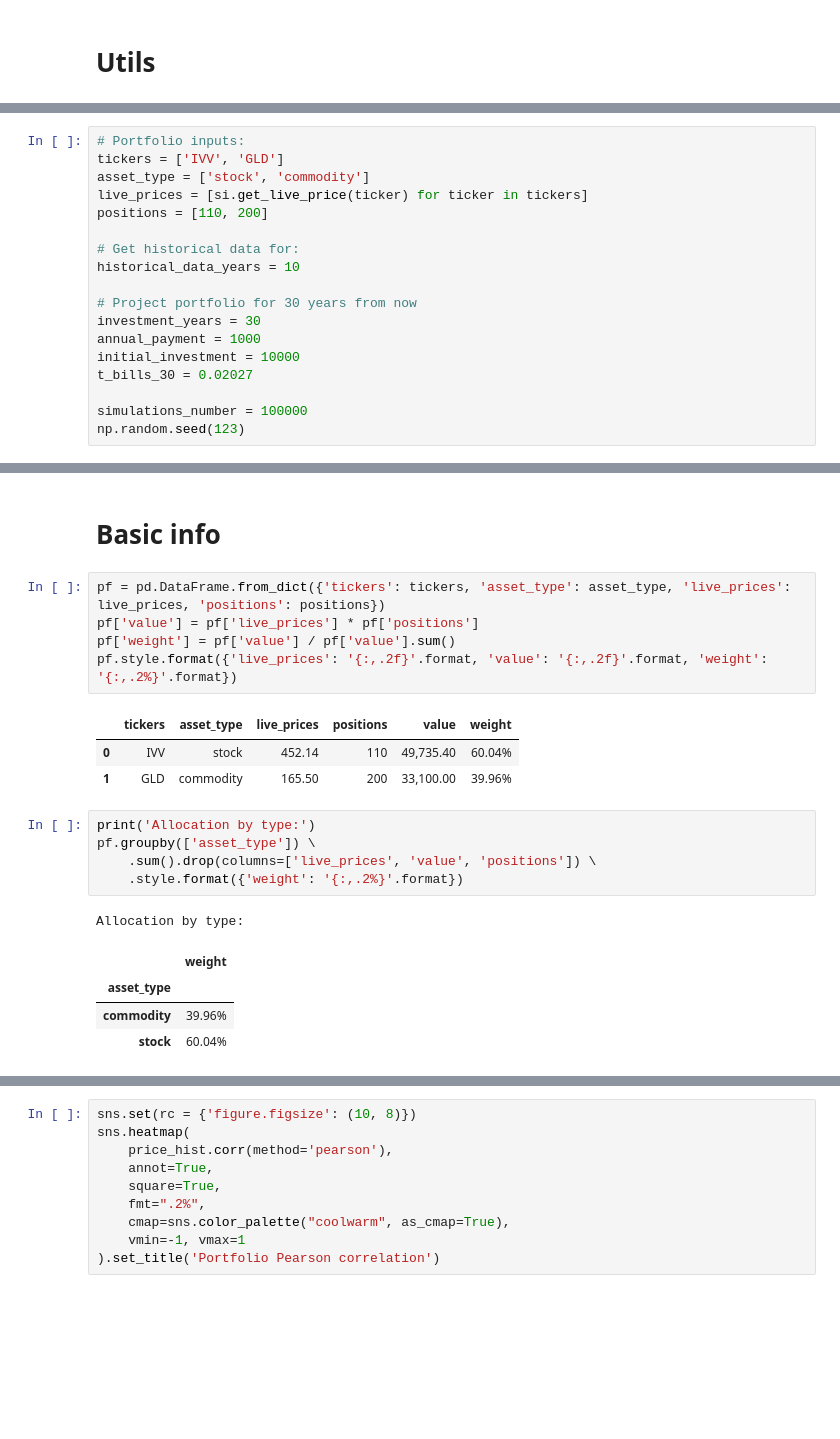
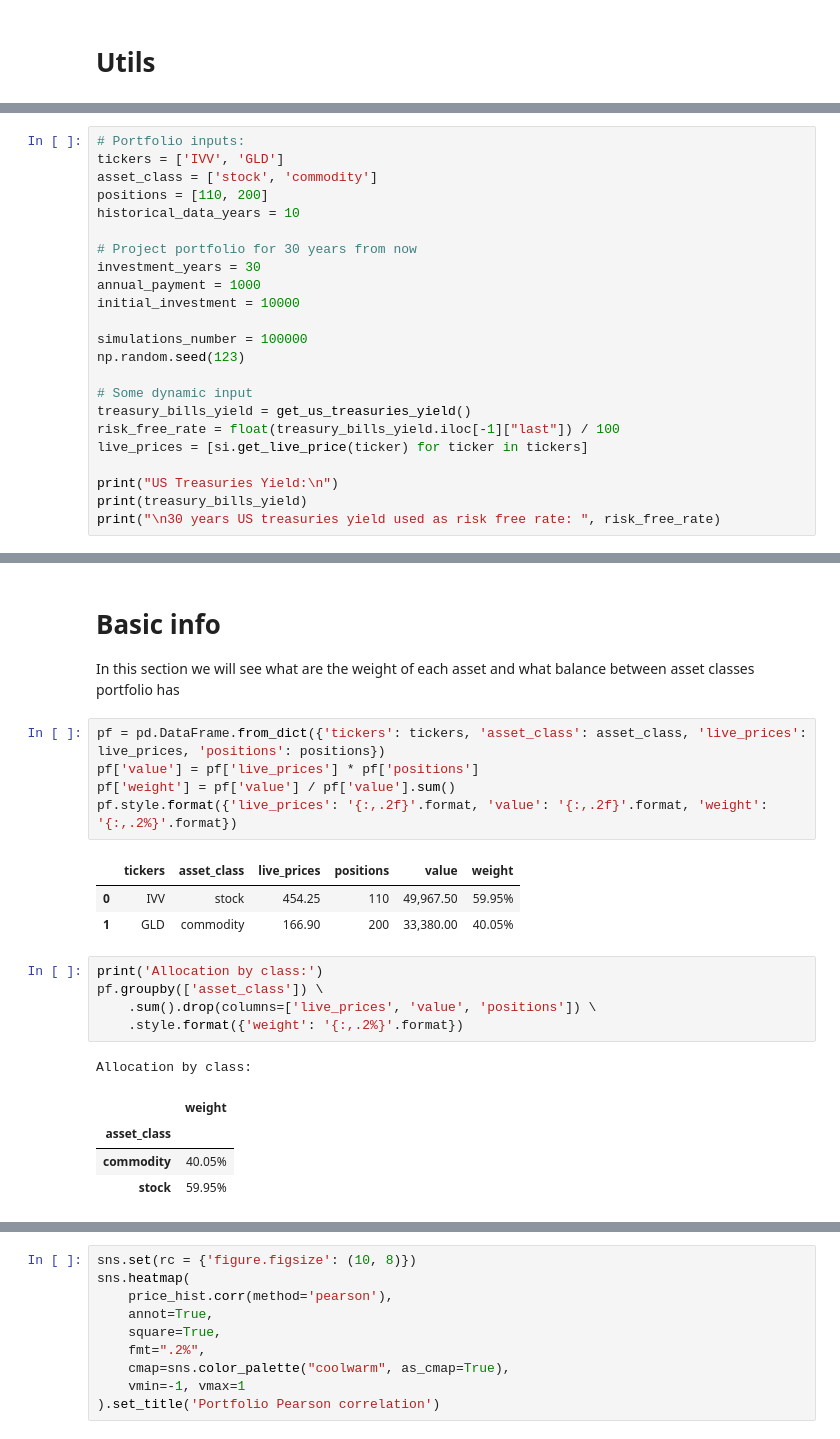
Before and after one commit to IvanProdaiko94/portfolio_analytics, a Jupyter notebook: Porfolio.ipynb, the cells around one changed output, grey strips where cells are left out. Saved outputs shown, nothing was run; the diff lists cells and outputs as text; blank space fills up the shorter version.

```diff
--- a/Porfolio.ipynb
+++ b/Porfolio.ipynb
@@ -104,18 +150,23 @@ def get_best_portfolio_optimized(tickers, cov_matrix, annual_returns, fn, method
 # %%
 # Portfolio inputs:
 tickers = ['IVV', 'GLD']
-asset_type = ['stock', 'commodity']
-live_prices = [si.get_live_price(ticker) for ticker in tickers]
+asset_class = ['stock', 'commodity']
 positions = [110, 200]
-
-# Get historical data for:
 historical_data_years = 10
 
 # Project portfolio for 30 years from now
 investment_years = 30
 annual_payment = 1000
 initial_investment = 10000
-t_bills_30 = 0.02027
 
 simulations_number = 100000
 np.random.seed(123)
+
+# Some dynamic input
+treasury_bills_yield = get_us_treasuries_yield()
+risk_free_rate = float(treasury_bills_yield.iloc[-1]["last"]) / 100
+live_prices = [si.get_live_price(ticker) for ticker in tickers]
+
+print("US Treasuries Yield:\n")
+print(treasury_bills_yield)
+print("\n30 years US treasuries yield used as risk free rate: ", risk_free_rate)
@@ -122,24 +190,26 @@ np.random.seed(123)
 # %% [markdown]
 # Basic info
+
+In this section we will see what are the weight of each asset and what balance between asset classes portfolio has
 # %%
-pf = pd.DataFrame.from_dict({'tickers': tickers, 'asset_type': asset_type, 'live_prices': live_prices, 'positions': positions})
+pf = pd.DataFrame.from_dict({'tickers': tickers, 'asset_class': asset_class, 'live_prices': live_prices, 'positions': positions})
 pf['value'] = pf['live_prices'] * pf['positions']
 pf['weight'] = pf['value'] / pf['value'].sum()
 pf.style.format({'live_prices': '{:,.2f}'.format, 'value': '{:,.2f}'.format, 'weight': '{:,.2%}'.format})
 # %% [output]
-|  | tickers | asset_type | live_prices | positions | value | weight |
-| 0 | IVV | stock | 452.14 | 110 | 49,735.40 | 60.04% |
-| 1 | GLD | commodity | 165.50 | 200 | 33,100.00 | 39.96% |
+|  | tickers | asset_class | live_prices | positions | value | weight |
+| 0 | IVV | stock | 454.25 | 110 | 49,967.50 | 59.95% |
+| 1 | GLD | commodity | 166.90 | 200 | 33,380.00 | 40.05% |
 # %%
-print('Allocation by type:')
-pf.groupby(['asset_type']) \
+print('Allocation by class:')
+pf.groupby(['asset_class']) \
     .sum().drop(columns=['live_prices', 'value', 'positions']) \
     .style.format({'weight': '{:,.2%}'.format})
 # %% [output]
-Allocation by type:
+Allocation by class:
 |  | weight |
-| asset_type |  |
-| commodity | 39.96% |
-| stock | 60.04% |
+| asset_class |  |
+| commodity | 40.05% |
+| stock | 59.95% |
 # %% [markdown]
 # Historical data
```
Also changed, not shown: parts of 18 cells of this notebook.
